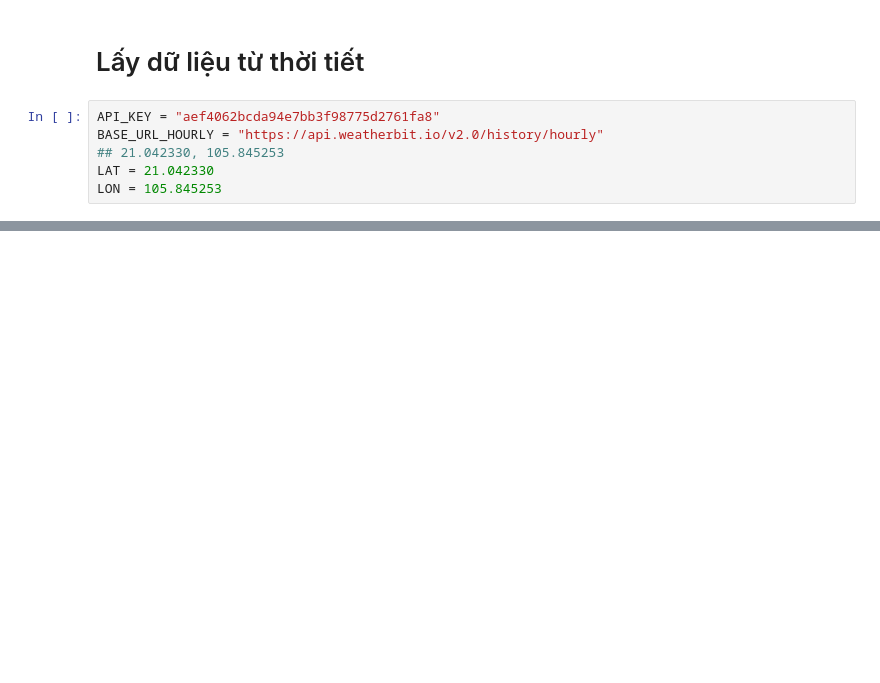
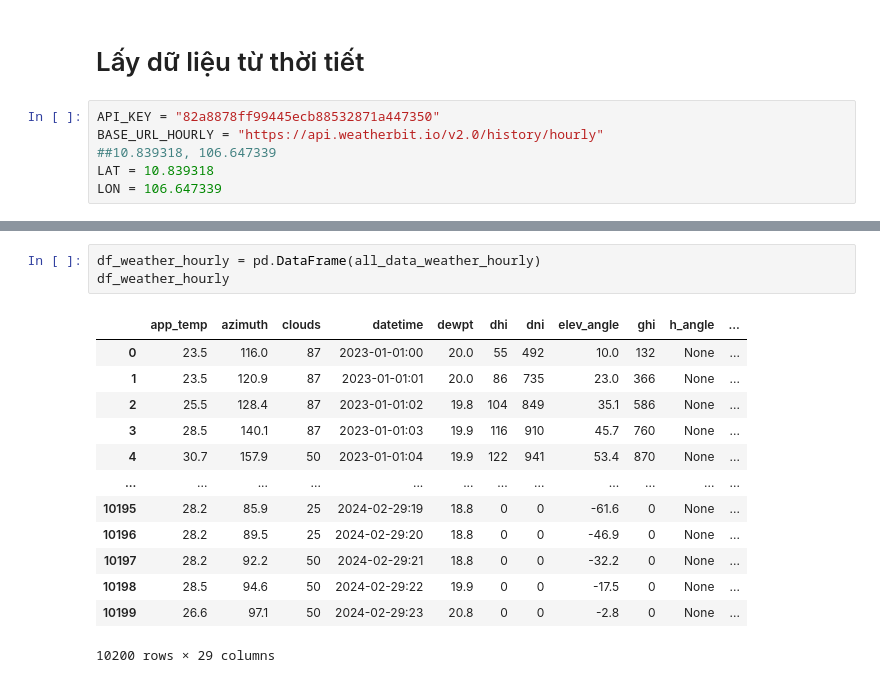
Before and after one commit to son3005/air-quality-forecasting, a Jupyter notebook: crawl-data.ipynb, the cells around one changed output, grey strips where cells are left out. Saved outputs shown, nothing was run; the diff lists cells and outputs as text; blank space fills up the shorter version.

Commit message:
Update: bổ sung lại phần weather_hourly_HCM

```diff
--- a/crawl-data.ipynb
+++ b/crawl-data.ipynb
@@ -93,11 +93,11 @@ memory usage: 1.6+ MB
 # %% [markdown]
 # Lấy dữ liệu từ thời tiết
 # %%
-API_KEY = "aef4062bcda94e7bb3f98775d2761fa8"
+API_KEY = "82a8878ff99445ecb88532871a447350"
 BASE_URL_HOURLY = "https://api.weatherbit.io/v2.0/history/hourly"
-## 21.042330, 105.845253
-LAT = 21.042330
-LON = 105.845253
+##10.839318, 106.647339
+LAT = 10.839318
+LON = 106.647339
 # %%
 
 from dateutil.relativedelta import relativedelta
@@ -160,2 +161,19 @@ Fetched 720 records
+# %%
+df_weather_hourly = pd.DataFrame(all_data_weather_hourly)
+df_weather_hourly
+# %% [output]
+|  | app_temp | azimuth | clouds | datetime | dewpt | dhi | dni | elev_angle | ghi | h_angle | ... |
+| 0 | 23.5 | 116.0 | 87 | 2023-01-01:00 | 20.0 | 55 | 492 | 10.0 | 132 | None | ... |
+| 1 | 23.5 | 120.9 | 87 | 2023-01-01:01 | 20.0 | 86 | 735 | 23.0 | 366 | None | ... |
+| 2 | 25.5 | 128.4 | 87 | 2023-01-01:02 | 19.8 | 104 | 849 | 35.1 | 586 | None | ... |
+| 3 | 28.5 | 140.1 | 87 | 2023-01-01:03 | 19.9 | 116 | 910 | 45.7 | 760 | None | ... |
+| 4 | 30.7 | 157.9 | 50 | 2023-01-01:04 | 19.9 | 122 | 941 | 53.4 | 870 | None | ... |
+| ... | ... | ... | ... | ... | ... | ... | ... | ... | ... | ... | ... |
+| 10195 | 28.2 | 85.9 | 25 | 2024-02-29:19 | 18.8 | 0 | 0 | -61.6 | 0 | None | ... |
+| 10196 | 28.2 | 89.5 | 25 | 2024-02-29:20 | 18.8 | 0 | 0 | -46.9 | 0 | None | ... |
+| 10197 | 28.2 | 92.2 | 50 | 2024-02-29:21 | 18.8 | 0 | 0 | -32.2 | 0 | None | ... |
+| 10198 | 28.5 | 94.6 | 50 | 2024-02-29:22 | 19.9 | 0 | 0 | -17.5 | 0 | None | ... |
+| 10199 | 26.6 | 97.1 | 50 | 2024-02-29:23 | 20.8 | 0 | 0 | -2.8 | 0 | None | ... |
+10200 rows × 29 columns
 # %%
 df_weather_hourly = pd.DataFrame(all_data_weather_hourly)
```
Also changed, not shown: parts of 2 cells of this notebook, 2 other files.
